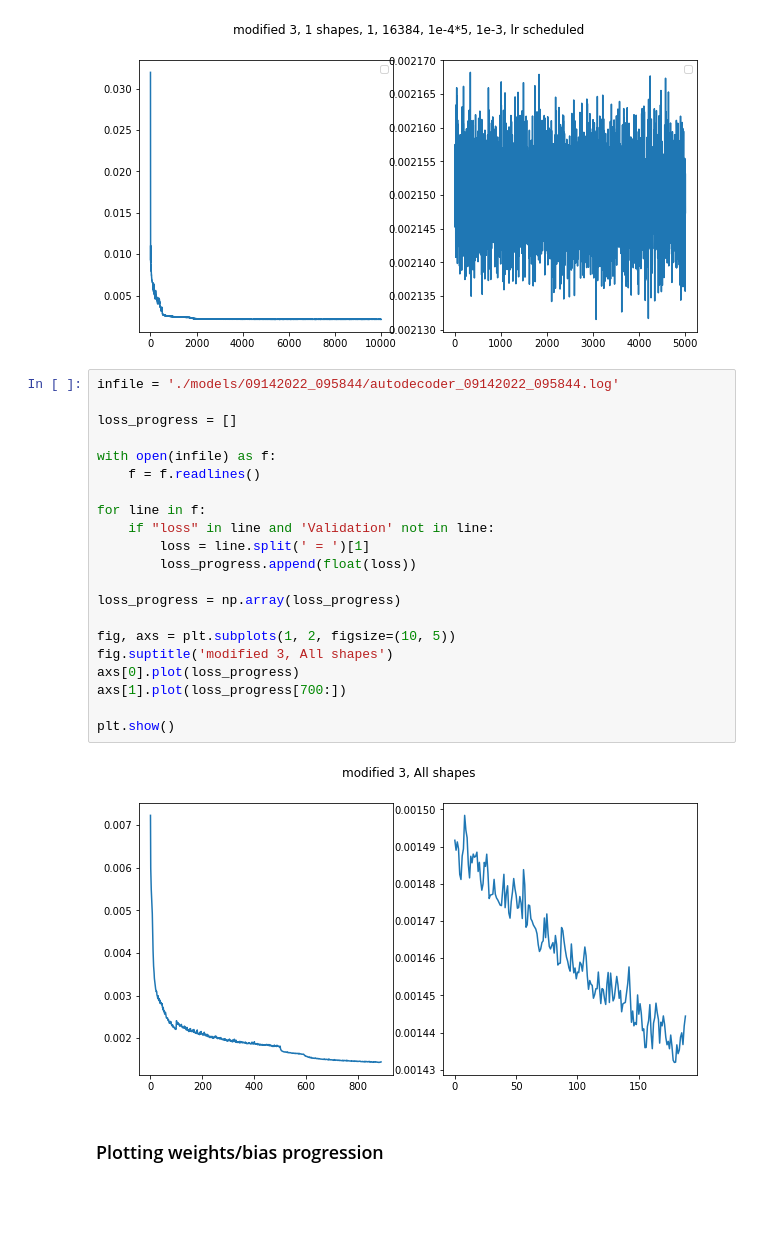
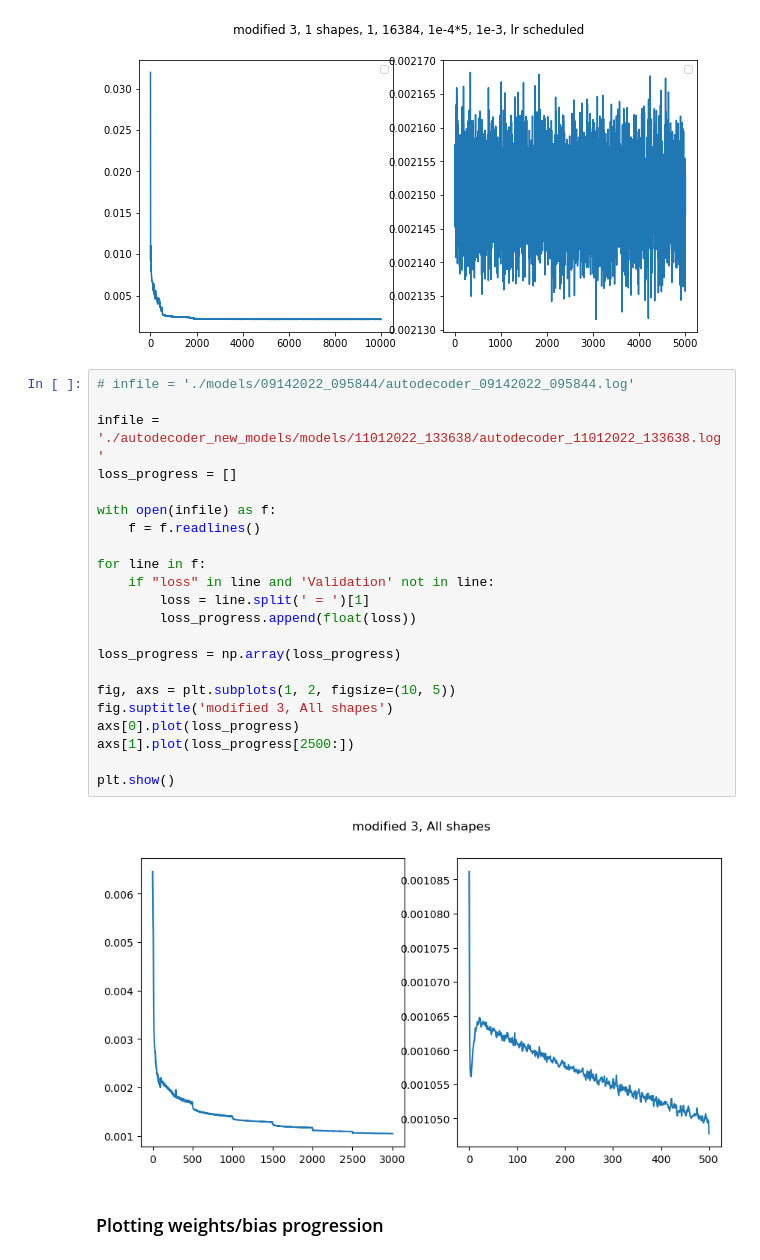
Before and after one commit to SGI-2022/Latent-Diffusion-Models-for-Shape-SDFs, a Jupyter notebook: evaluate_decoder.ipynb, the cells around one changed output. Drawn from its saved outputs; the diff is of its cells as text; blank space fills up the shorter version.

```diff
--- a/evaluate_decoder.ipynb
+++ b/evaluate_decoder.ipynb
@@ -404,28 +404,29 @@ No artists with labels found to put in legend.  Note that artists whose label st
 No artists with labels found to put in legend.  Note that artists whose label start with an underscore are ignored when legend() is called with no argument.
 [figure]
 # %%
-infile = './models/09142022_095844/autodecoder_09142022_095844.log'
+# infile = './models/09142022_095844/autodecoder_09142022_095844.log'
 
+infile = './autodecoder_new_models/models/11012022_133638/autodecoder_11012022_133638.log'
 loss_progress = []
 
 with open(infile) as f:
     f = f.readlines()
 
 for line in f:
     if "loss" in line and 'Validation' not in line:
         loss = line.split(' = ')[1]
         loss_progress.append(float(loss))
 
 loss_progress = np.array(loss_progress)
 
 fig, axs = plt.subplots(1, 2, figsize=(10, 5))
 fig.suptitle('modified 3, All shapes')
 axs[0].plot(loss_progress)
-axs[1].plot(loss_progress[700:])
+axs[1].plot(loss_progress[2500:])
 
 plt.show()
 # %% [output]
-[figure, old version]
+[figure, new version]
 # %% [markdown]
 ### Plotting weights/bias progression
 # %%
```
Also changed, not shown: parts of 3 cells of this notebook, 15 other files.
